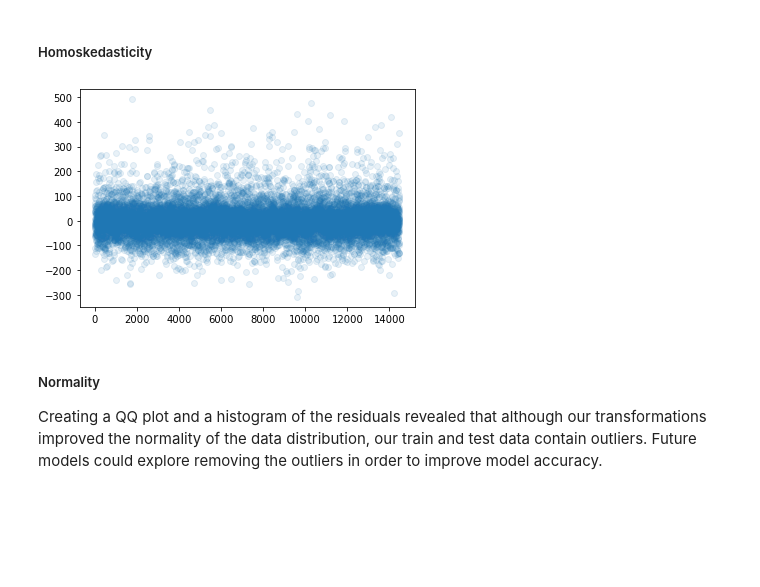
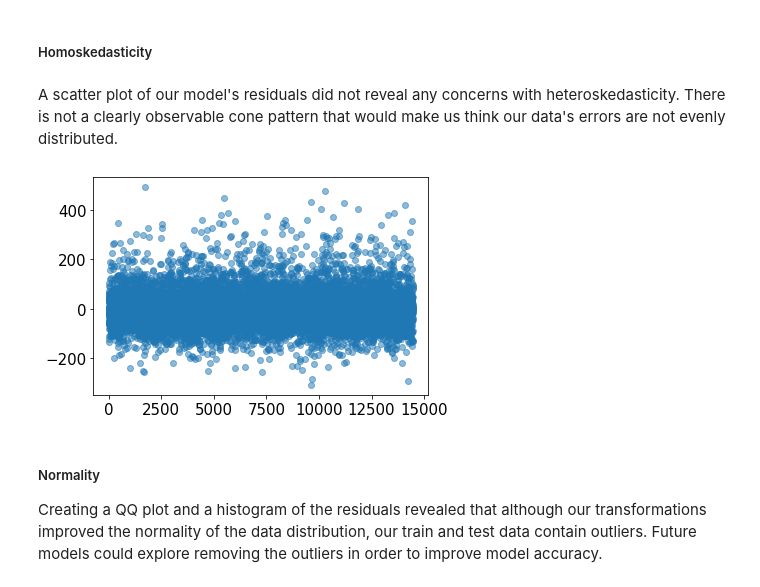
Before and after one commit to ThomasHChapman/P2-SeattleHousing, a Jupyter notebook: working_notebooks/tom_working.ipynb, the cells around one changed output. Drawn from its saved outputs; the diff is of its cells as text; code cells hidden in the pictures; blank space fills up the shorter version.

```diff
--- a/working_notebooks/tom_working.ipynb
+++ b/working_notebooks/tom_working.ipynb
@@ -490,17 +490,21 @@ Notes:
 #### Checking Model Assumptions
 # %% [markdown]
 ##### Homoskedasticity
+# %% [markdown]
+A scatter plot of our model's residuals did not reveal any concerns with heteroskedasticity. There is not a clearly observable cone pattern that would make us think our data's errors are not evenly distributed.
 # %%
+# Fit Linear Regression object on the train data and scatter plot residuals.
+
 lr = LinearRegression()
 lr.fit(X_train_const, y_train)
 
 y_hat = lr.predict(X_train_const)
 resid = y_train - y_hat
 
 fig, ax=plt.subplots()
-ax.scatter(x=range(y_hat.shape[0]), y=resid, alpha=0.1);
+ax.scatter(x=range(y_hat.shape[0]), y=resid, alpha=0.5);
 # %% [output]
-[figure, old version]
+[figure, new version]
 # %% [markdown]
 ##### Normality
 Creating a QQ plot and a histogram of the residuals revealed that although our transformations improved the normality of the data distribution, our train and test data contain outliers. Future models could explore removing the outliers in order to improve model accuracy.
```
Also changed, not shown: parts of 3 cells of this notebook, 1 other file.
